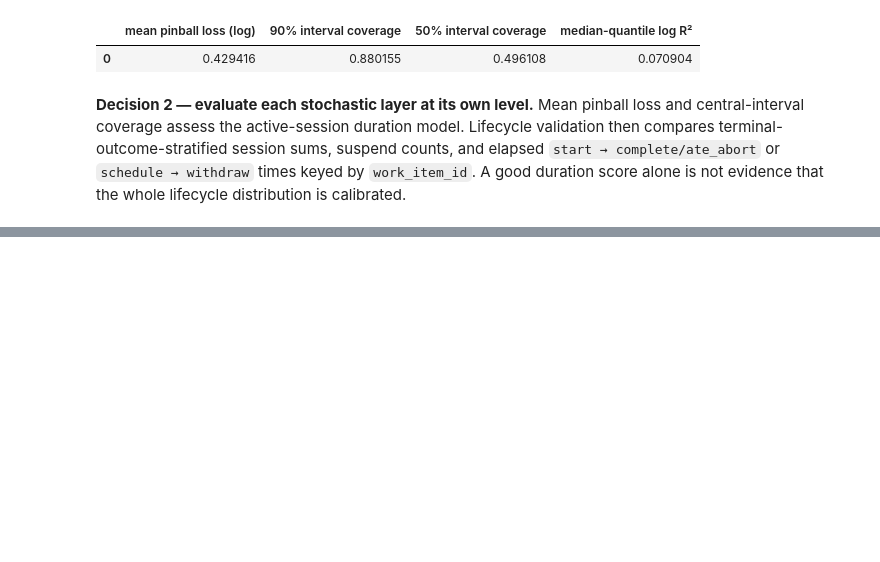
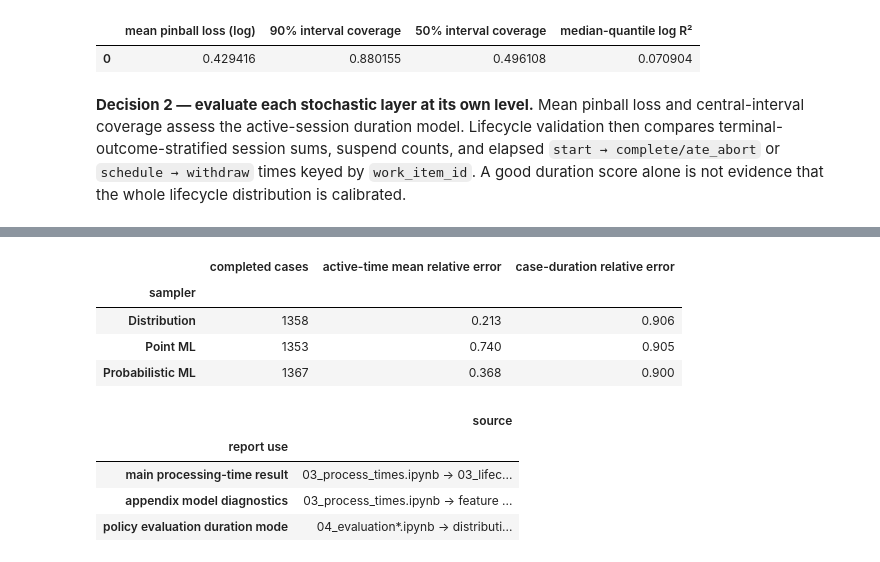
Before and after one commit to ophdn/bpic17-process-mining-group-assignment, a Jupyter notebook: notebooks/03_processing_times.ipynb, the cells around one changed output, grey strips where cells are left out. Cells and saved outputs as stored; diff of their text form; code cells hidden in the pictures; blank space fills up the shorter version.

```diff
--- a/notebooks/03_processing_times.ipynb
+++ b/notebooks/03_processing_times.ipynb
@@ -456,0 +370,45 @@ def lifecycle_recomposition(event_log):
+# %%
+VALIDATION_DIR = ROOT / 'output/validation/lifecycle_active'
+MODE_FILES = {
+    'Distribution': VALIDATION_DIR / 'distribution.json',
+    'Point ML': VALIDATION_DIR / 'ml_model.json',
+    'Probabilistic ML': VALIDATION_DIR / 'ml_probabilistic.json',
+}
+missing_validation = [path for path in MODE_FILES.values() if not path.is_file()]
+assert not missing_validation, missing_validation
+validation_inventory = pd.DataFrame([
+    {
+        'sampler': label,
+        'completed cases': payload['configuration']['completed_cases'],
+        'active-time mean relative error': payload['general_metrics']['processing_times']['mean_rel_err'],
+        'case-duration relative error': payload['general_metrics']['case_stats']['case_duration_rel_err'],
+    }
+    for label, path in MODE_FILES.items()
+    for payload in [json.loads(path.read_text())]
+]).set_index('sampler')
+display(validation_inventory.round(3))
+
+report_handoff = pd.DataFrame({
+    'report use': [
+        'main processing-time result',
+        'appendix model diagnostics',
+        'policy evaluation duration mode',
+    ],
+    'source': [
+        '03_process_times.ipynb → 03_lifecycle_time_recomposition.pdf',
+        '03_process_times.ipynb → feature importance and interval coverage PDFs',
+        '04_evaluation*.ipynb → distribution (not ML)',
+    ],
+}).set_index('report use')
+display(report_handoff)
+# %% [output]
+|  | completed cases | active-time mean relative error | case-duration relative error |
+| sampler |  |  |  |
+| Distribution | 1358 | 0.213 | 0.906 |
+| Point ML | 1353 | 0.740 | 0.905 |
+| Probabilistic ML | 1367 | 0.368 | 0.900 |
+|  | source |
+| report use |  |
+| main processing-time result | 03_process_times.ipynb → 03_lifec... |
+| appendix model diagnostics | 03_process_times.ipynb → feature ... |
+| policy evaluation duration mode | 04_evaluation*.ipynb → distributi... |
```
Also changed, not shown: parts of 14 cells of this notebook, 14 other files.
